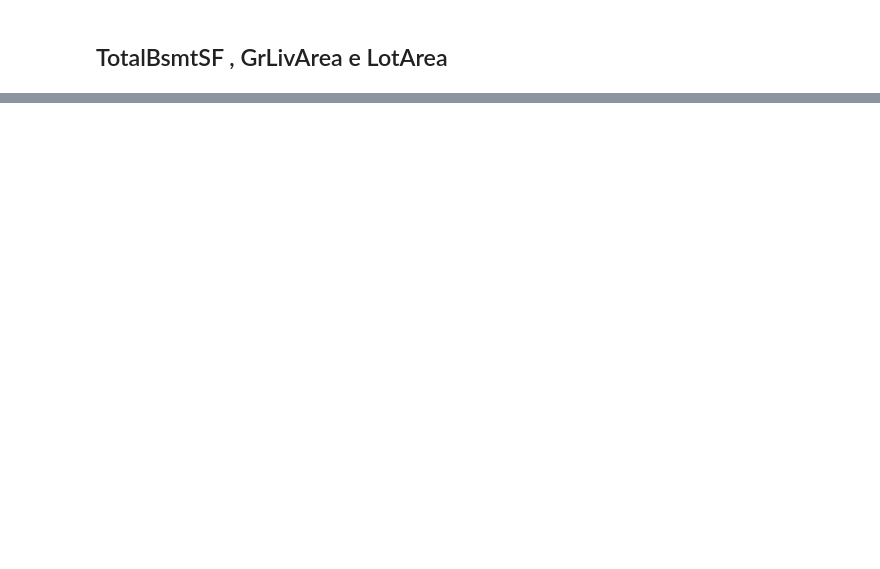
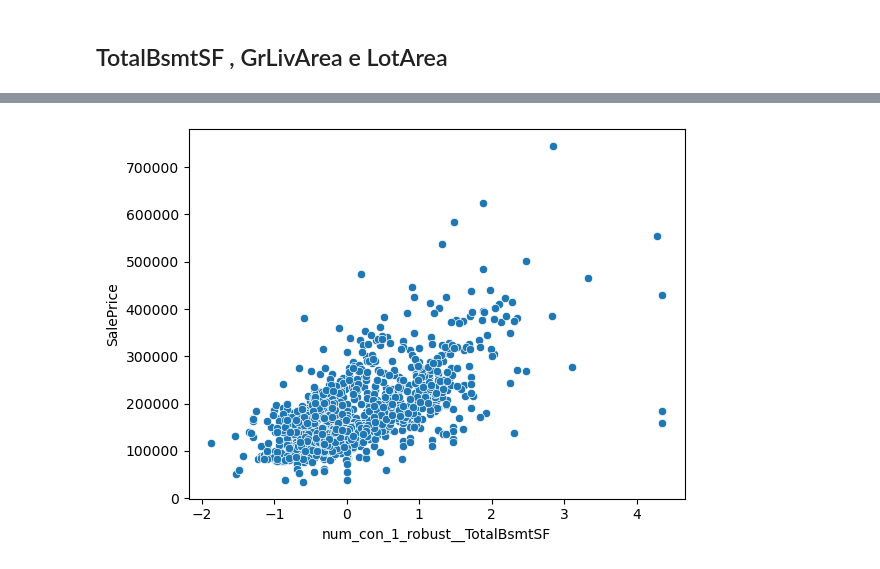
Before and after one commit to gustavoVferrari/kaggle, a Jupyter notebook: Regression/house_prices/notebook/[04.3] Linear regression.ipynb, the cells around one changed output, grey strips where cells are left out. Drawn from its saved outputs; the diff is of its cells as text; code cells hidden in the pictures; blank space fills up the shorter version.

```diff
--- a/Regression/house_prices/notebook/[04.3] Linear regression.ipynb
+++ b/Regression/house_prices/notebook/[04.3] Linear regression.ipynb
@@ -274,0 +322,2 @@ Notes:
+# %%
+df_tmp = pd.concat([X_train, y_train], axis=1)
@@ -274,0 +336,12 @@ Notes:
+# %%
+sns.scatterplot(
+    data=df_tmp,
+    x='num_con_1_robust__TotalBsmtSF',
+    y='SalePrice',
+    # hue='categorical_pipe__SaleCondition_Normal',
+
+)
+
+plt.show()
+# %% [output]
+[figure, added]
```
Also changed, not shown: parts of 12 cells of this notebook, 15 other files.
